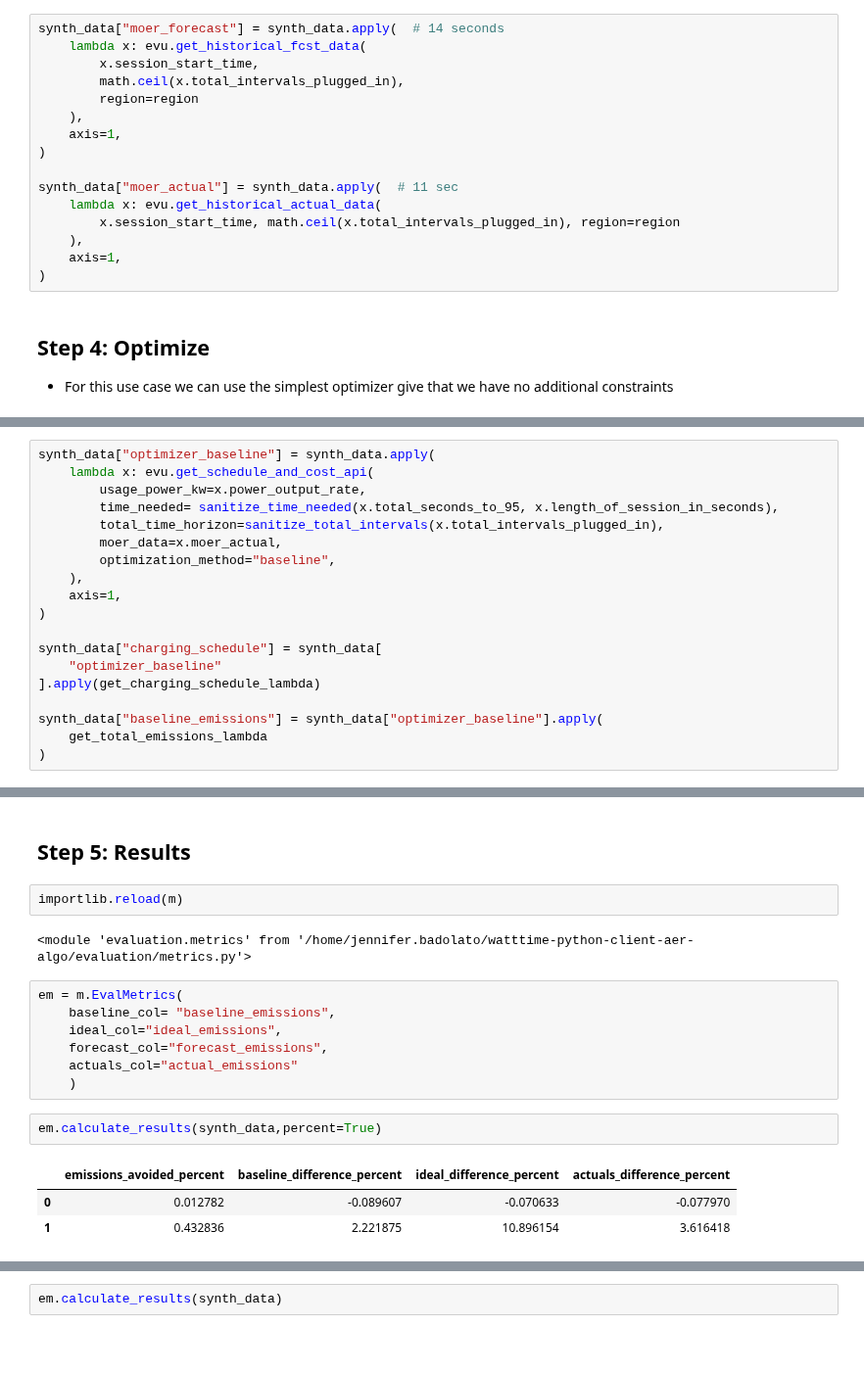
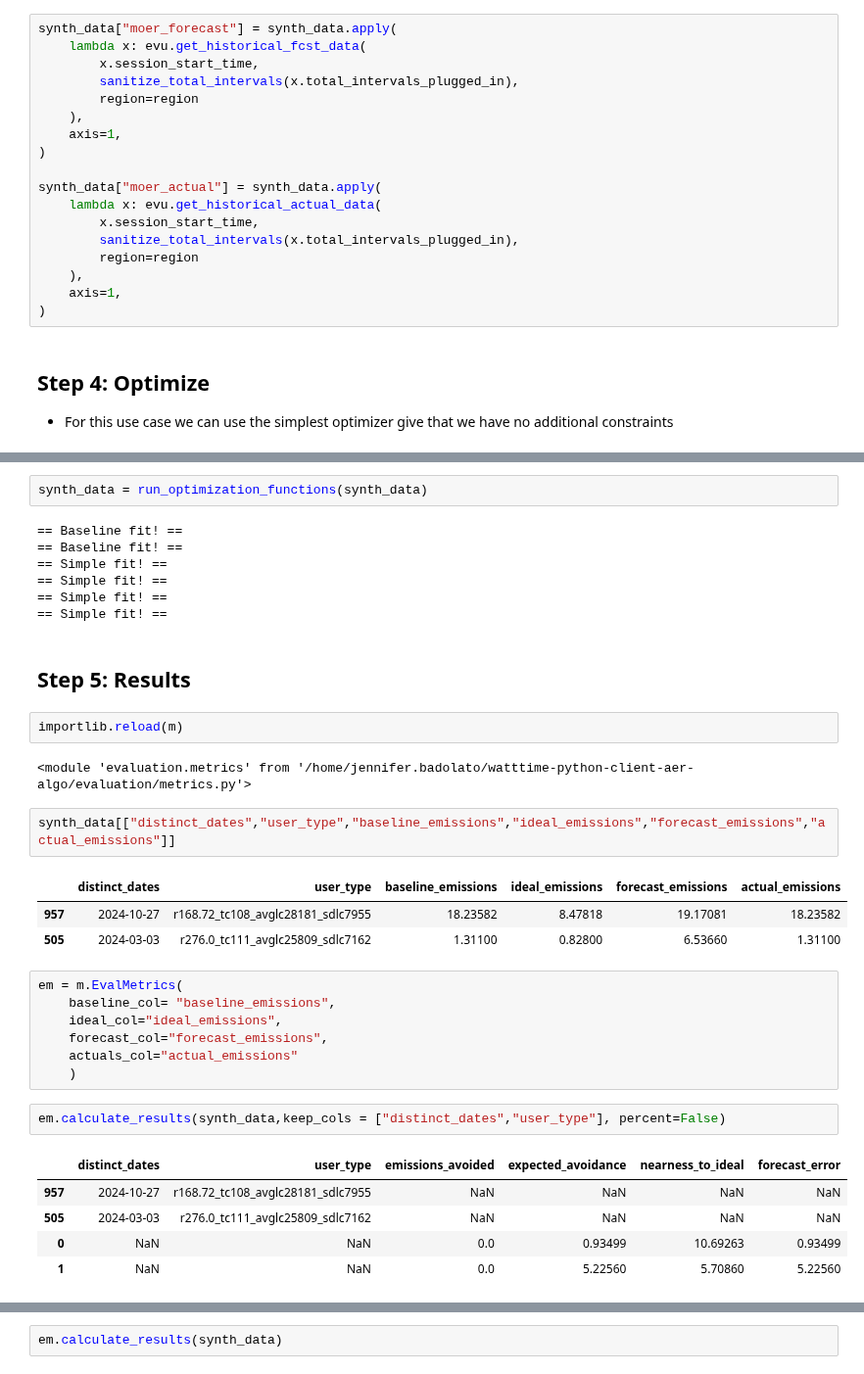
Before and after one commit to WattTime/watttime-python-client, a Jupyter notebook: evaluation/how_to_generate_synthetic_data.ipynb, the cells around one changed output, grey strips where cells are left out. Shown at 98% size. Drawn from its saved outputs; the diff is of its cells as text; blank space fills up the shorter version.

Commit message:
metrics class testing

```diff
--- a/evaluation/how_to_generate_synthetic_data.ipynb
+++ b/evaluation/how_to_generate_synthetic_data.ipynb
@@ -105,18 +105,20 @@ Text(0.5, 1.0, 'AI Synthetic Data - Training Session Length (seconds)')
 synth_data = df_ai.sample(2)
 region = "SPP_SIOUX"
 # %%
-synth_data["moer_forecast"] = synth_data.apply(  # 14 seconds
+synth_data["moer_forecast"] = synth_data.apply(
     lambda x: evu.get_historical_fcst_data(
         x.session_start_time,
-        math.ceil(x.total_intervals_plugged_in),
+        sanitize_total_intervals(x.total_intervals_plugged_in),
         region=region
     ),
     axis=1,
 )
 
-synth_data["moer_actual"] = synth_data.apply(  # 11 sec
+synth_data["moer_actual"] = synth_data.apply(
     lambda x: evu.get_historical_actual_data(
-        x.session_start_time, math.ceil(x.total_intervals_plugged_in), region=region
+        x.session_start_time,
+        sanitize_total_intervals(x.total_intervals_plugged_in),
+        region=region
     ),
     axis=1,
 )
@@ -188,19 +128,0 @@ synth_data["actual_emissions"] = synth_data.apply(
-# %%
-synth_data["optimizer_baseline"] = synth_data.apply(
-    lambda x: evu.get_schedule_and_cost_api(
-        usage_power_kw=x.power_output_rate,
-        time_needed= sanitize_time_needed(x.total_seconds_to_95, x.length_of_session_in_seconds),
-        total_time_horizon=sanitize_total_intervals(x.total_intervals_plugged_in),
-        moer_data=x.moer_actual,
-        optimization_method="baseline",
-    ),
-    axis=1,
-)
-
-synth_data["charging_schedule"] = synth_data[
-    "optimizer_baseline"
-].apply(get_charging_schedule_lambda)
-
-synth_data["baseline_emissions"] = synth_data["optimizer_baseline"].apply(
-    get_total_emissions_lambda
-)
@@ -210,9 +182,24 @@ synth_data["baseline_emissions"] = synth_data["optimizer_baseline"].apply(
+# %%
+synth_data = run_optimization_functions(synth_data)
+# %% [output]
+== Baseline fit! ==
+== Baseline fit! ==
+== Simple fit! ==
+== Simple fit! ==
+== Simple fit! ==
+== Simple fit! ==
 # %% [markdown]
 ## Step 5: Results
-# %%
-importlib.reload(m)
-# %% [output]
-<module 'evaluation.metrics' from '/home/jennifer.badolato/watttime-python-client-aer-algo/evaluation/metrics.py'>
+# %%
+importlib.reload(m)
+# %% [output]
+<module 'evaluation.metrics' from '/home/jennifer.badolato/watttime-python-client-aer-algo/evaluation/metrics.py'>
+# %%
+synth_data[["distinct_dates","user_type","baseline_emissions","ideal_emissions","forecast_emissions","actual_emissions"]]
+# %% [output]
+|  | distinct_dates | user_type | baseline_emissions | ideal_emissions | forecast_emissions | actual_emissions |
+| 957 | 2024-10-27 | r168.72_tc108_avglc28181_sdlc7955 | 18.23582 | 8.47818 | 19.17081 | 18.23582 |
+| 505 | 2024-03-03 | r276.0_tc111_avglc25809_sdlc7162 | 1.31100 | 0.82800 | 6.53660 | 1.31100 |
 # %%
 em = m.EvalMetrics(
     baseline_col= "baseline_emissions",
@@ -221,8 +208,10 @@ em = m.EvalMetrics(
     actuals_col="actual_emissions"
     )
 # %%
-em.calculate_results(synth_data,percent=True)
+em.calculate_results(synth_data,keep_cols = ["distinct_dates","user_type"], percent=False)
 # %% [output]
-|  | emissions_avoided_percent | baseline_difference_percent | ideal_difference_percent | actuals_difference_percent |
-| 0 | 0.012782 | -0.089607 | -0.070633 | -0.077970 |
-| 1 | 0.432836 | 2.221875 | 10.896154 | 3.616418 |
+|  | distinct_dates | user_type | emissions_avoided | expected_avoidance | nearness_to_ideal | forecast_error |
+| 957 | 2024-10-27 | r168.72_tc108_avglc28181_sdlc7955 | NaN | NaN | NaN | NaN |
+| 505 | 2024-03-03 | r276.0_tc111_avglc25809_sdlc7162 | NaN | NaN | NaN | NaN |
+| 0 | NaN | NaN | 0.0 | 0.93499 | 10.69263 | 0.93499 |
+| 1 | NaN | NaN | 0.0 | 5.22560 | 5.70860 | 5.22560 |
```
Also changed, not shown: parts of 13 cells of this notebook, 1 other file.
